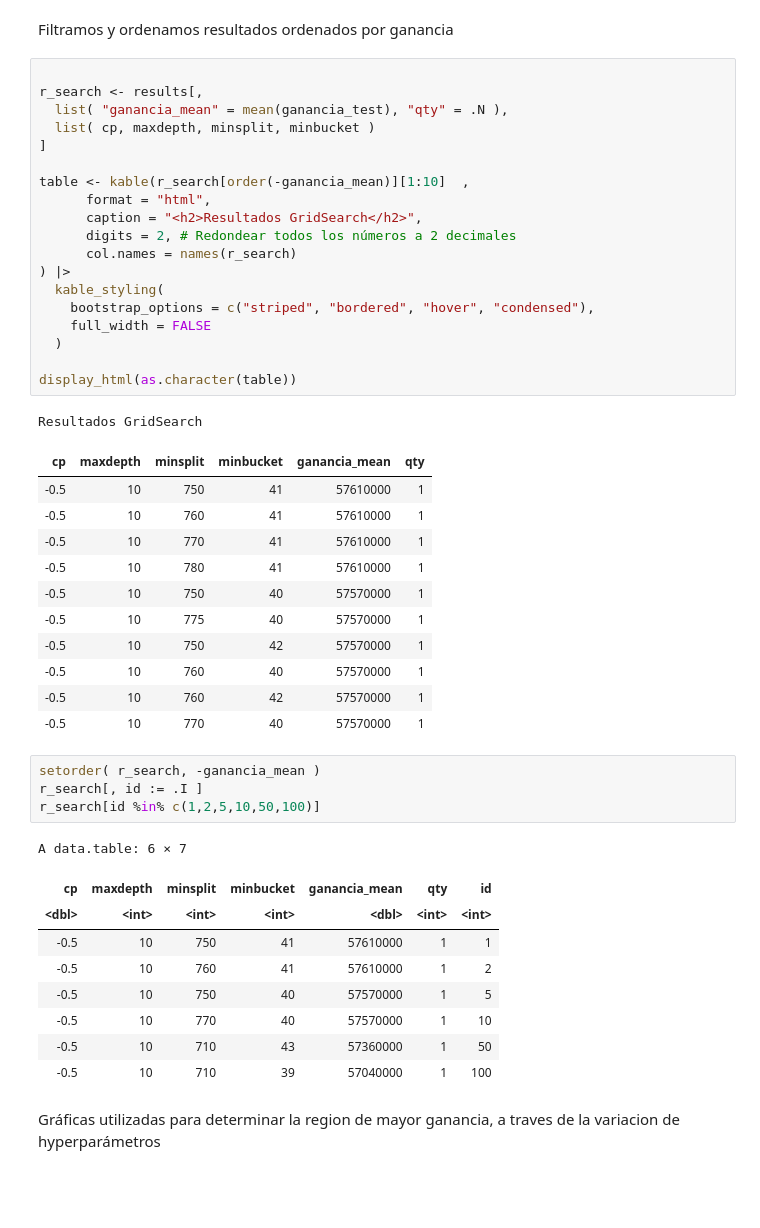
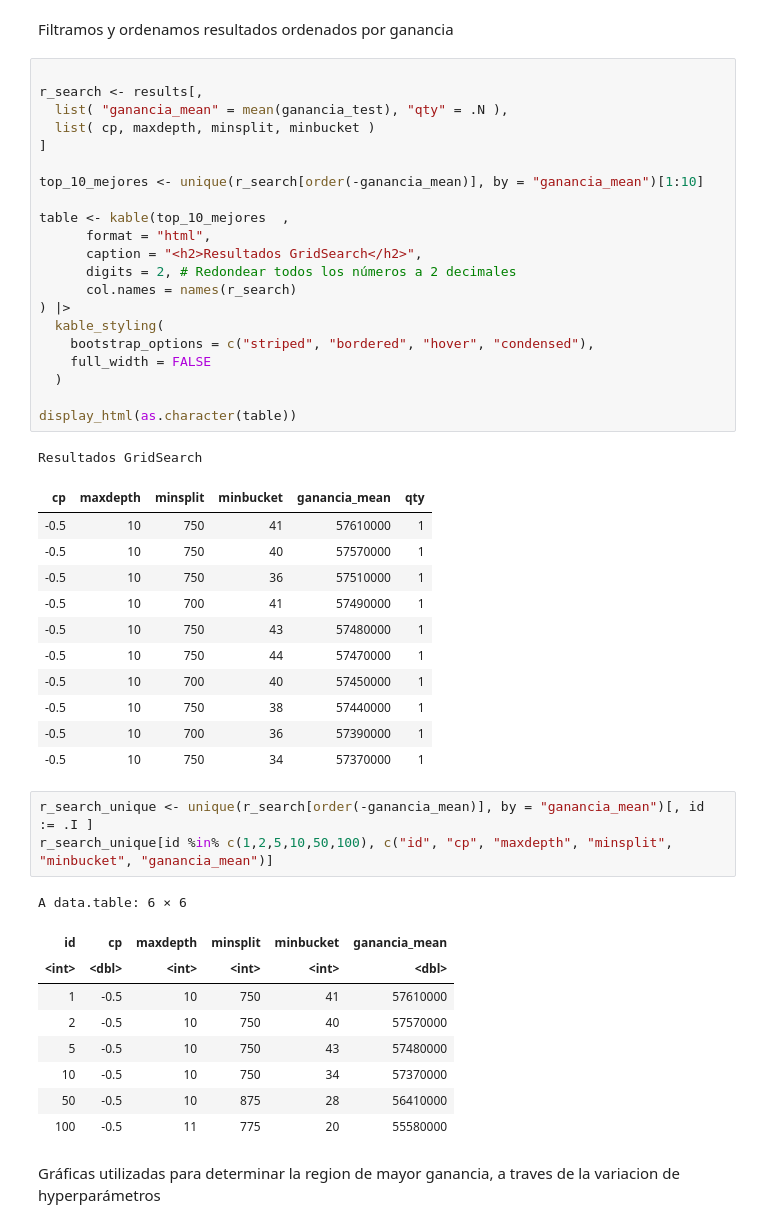
Before and after one commit to niztor/austral-mcd-algoritmos, a Jupyter notebook: 290_TareaHogar_02_Resultados.ipynb, the cells around one changed output. Drawn from its saved outputs; the diff is of its cells as text; blank space fills up the shorter version.

```diff
--- a/290_TareaHogar_02_Resultados.ipynb
+++ b/290_TareaHogar_02_Resultados.ipynb
@@ -79,7 +82,9 @@ r_search <- results[,
   list( cp, maxdepth, minsplit, minbucket )
 ]
 
-table <- kable(r_search[order(-ganancia_mean)][1:10]  ,
+top_10_mejores <- unique(r_search[order(-ganancia_mean)], by = "ganancia_mean")[1:10]
+
+table <- kable(top_10_mejores  ,
       format = "html",
       caption = "<h2>Resultados GridSearch</h2>",
       digits = 2, # Redondear todos los números a 2 decimales
@@ -95,29 +100,28 @@ display_html(as.character(table))
 Resultados GridSearch
 | cp | maxdepth | minsplit | minbucket | ganancia_mean | qty |
 | -0.5 | 10 | 750 | 41 | 57610000 | 1 |
-| -0.5 | 10 | 760 | 41 | 57610000 | 1 |
-| -0.5 | 10 | 770 | 41 | 57610000 | 1 |
-| -0.5 | 10 | 780 | 41 | 57610000 | 1 |
 | -0.5 | 10 | 750 | 40 | 57570000 | 1 |
-| -0.5 | 10 | 775 | 40 | 57570000 | 1 |
-| -0.5 | 10 | 750 | 42 | 57570000 | 1 |
-| -0.5 | 10 | 760 | 40 | 57570000 | 1 |
-| -0.5 | 10 | 760 | 42 | 57570000 | 1 |
-| -0.5 | 10 | 770 | 40 | 57570000 | 1 |
+| -0.5 | 10 | 750 | 36 | 57510000 | 1 |
+| -0.5 | 10 | 700 | 41 | 57490000 | 1 |
+| -0.5 | 10 | 750 | 43 | 57480000 | 1 |
+| -0.5 | 10 | 750 | 44 | 57470000 | 1 |
+| -0.5 | 10 | 700 | 40 | 57450000 | 1 |
+| -0.5 | 10 | 750 | 38 | 57440000 | 1 |
+| -0.5 | 10 | 700 | 36 | 57390000 | 1 |
+| -0.5 | 10 | 750 | 34 | 57370000 | 1 |
 # %%
-setorder( r_search, -ganancia_mean )
-r_search[, id := .I ]
-r_search[id %in% c(1,2,5,10,50,100)]
+r_search_unique <- unique(r_search[order(-ganancia_mean)], by = "ganancia_mean")[, id := .I ]
+r_search_unique[id %in% c(1,2,5,10,50,100), c("id", "cp", "maxdepth", "minsplit", "minbucket", "ganancia_mean")]
 # %% [output]
-A data.table: 6 × 7
+A data.table: 6 × 6
-| cp | maxdepth | minsplit | minbucket | ganancia_mean | qty | id |
-| <dbl> | <int> | <int> | <int> | <dbl> | <int> | <int> |
-| -0.5 | 10 | 750 | 41 | 57610000 | 1 | 1 |
-| -0.5 | 10 | 760 | 41 | 57610000 | 1 | 2 |
-| -0.5 | 10 | 750 | 40 | 57570000 | 1 | 5 |
-| -0.5 | 10 | 770 | 40 | 57570000 | 1 | 10 |
-| -0.5 | 10 | 710 | 43 | 57360000 | 1 | 50 |
-| -0.5 | 10 | 710 | 39 | 57040000 | 1 | 100 |
+| id | cp | maxdepth | minsplit | minbucket | ganancia_mean |
+| <int> | <dbl> | <int> | <int> | <int> | <dbl> |
+| 1 | -0.5 | 10 | 750 | 41 | 57610000 |
+| 2 | -0.5 | 10 | 750 | 40 | 57570000 |
+| 5 | -0.5 | 10 | 750 | 43 | 57480000 |
+| 10 | -0.5 | 10 | 750 | 34 | 57370000 |
+| 50 | -0.5 | 10 | 875 | 28 | 56410000 |
+| 100 | -0.5 | 11 | 775 | 20 | 55580000 |
 # %% [markdown]
 Gráficas utilizadas para determinar la region de mayor ganancia, a traves de la variacion de hyperparámetros
 # %%
```
Also changed, not shown: parts of 3 cells of this notebook.
